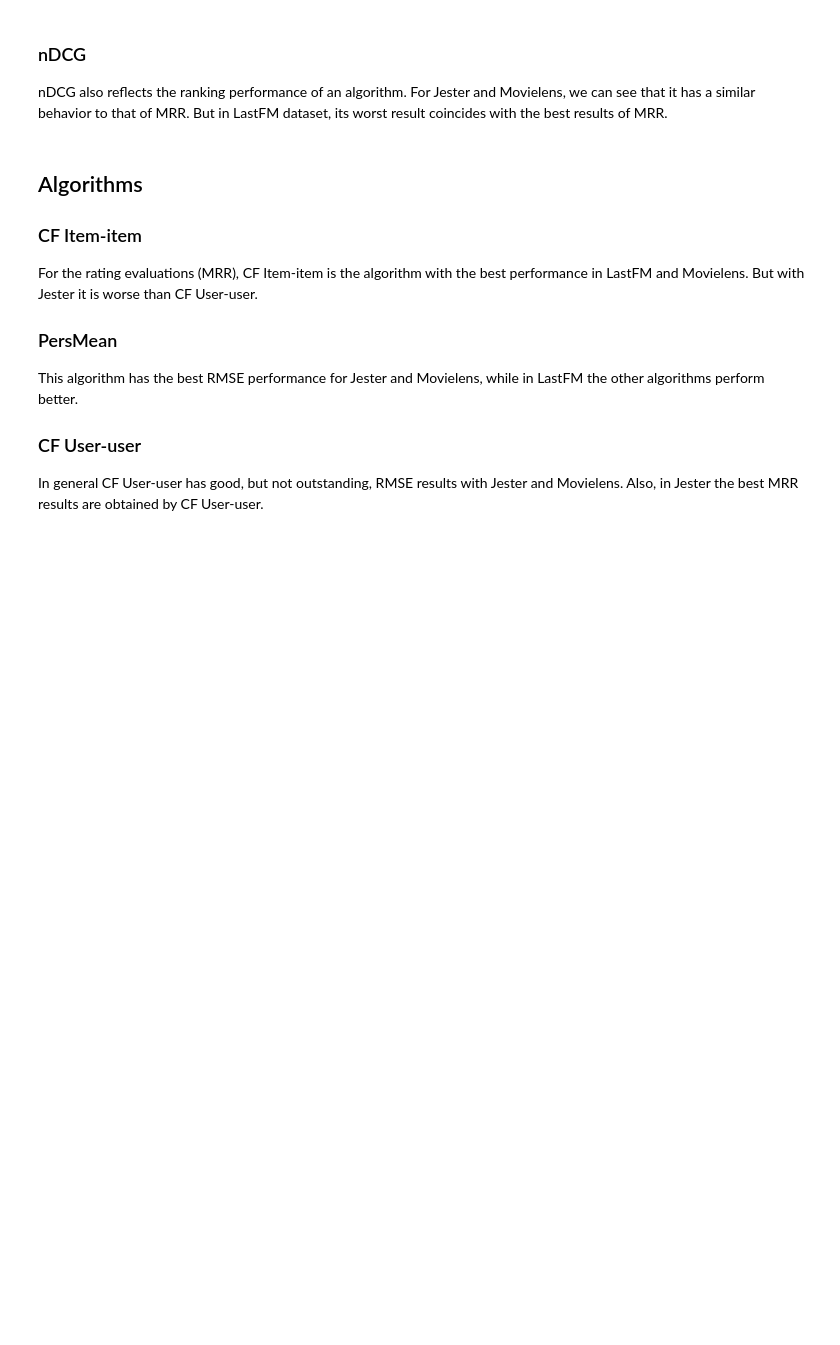
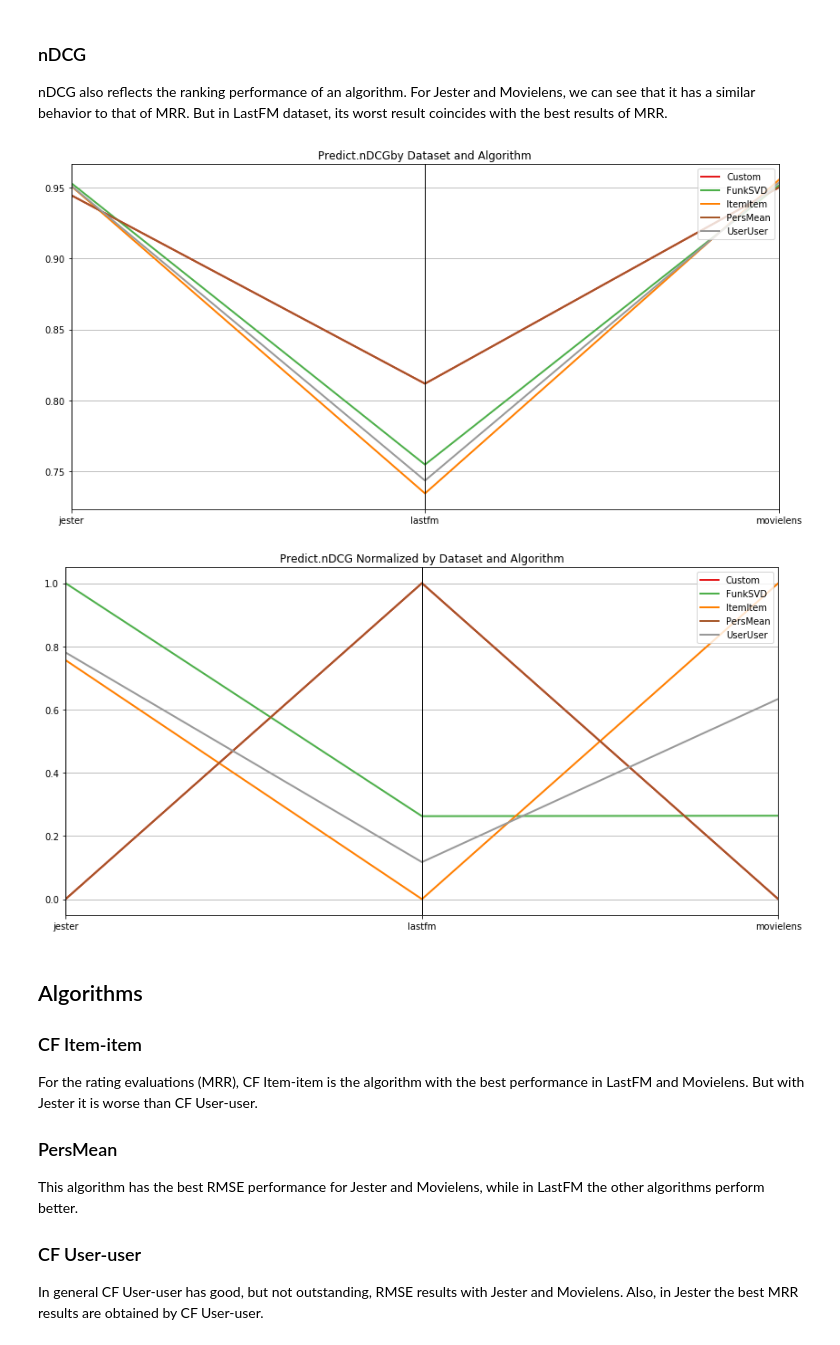
Before and after one commit to Roj/recsys-comparison, a Jupyter notebook: analyze-output.ipynb, the cells around one changed output. Drawn from its saved outputs; the diff is of its cells as text; code cells hidden in the pictures; blank space fills up the shorter version.

```diff
--- a/analyze-output.ipynb
+++ b/analyze-output.ipynb
@@ -113,6 +155,11 @@ This metric measures the ranking quality of the algorithm. This metric gives par
 ### nDCG
 
 nDCG also reflects the ranking performance of an algorithm. For Jester and Movielens, we can see that it has a similar behavior to that of MRR. But in LastFM dataset, its worst result coincides with the best results of MRR.
+# %%
+print_metric('Predict.nDCG')
+# %% [output]
+[figure, added]
+[figure, added]
 # %% [markdown]
 ## Algorithms
 ### CF Item-item
```
Also changed, not shown: parts of 5 cells of this notebook, 1 other file.
